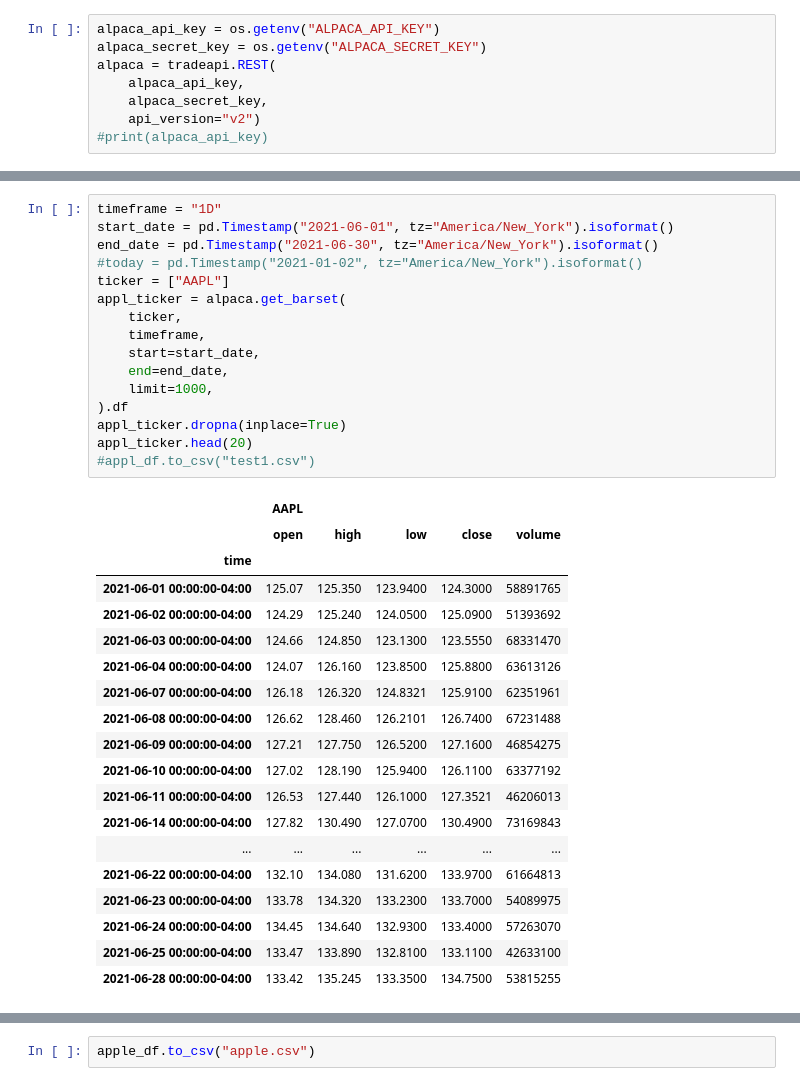
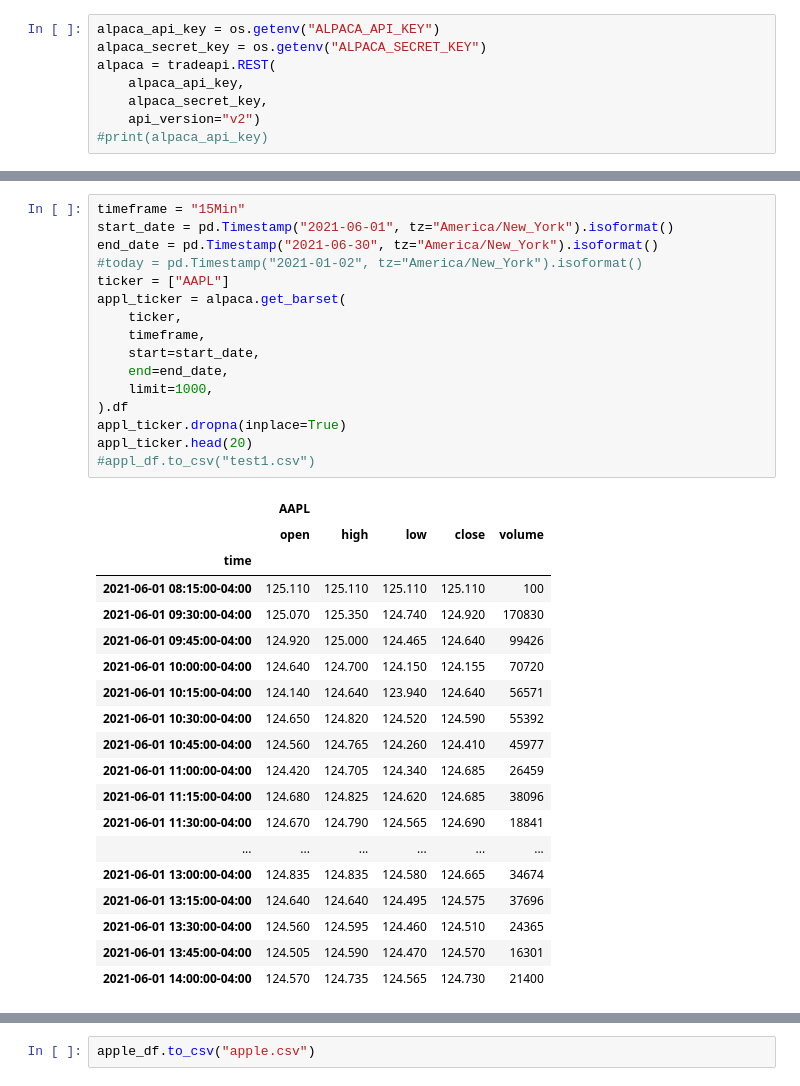
Before and after one commit to Billieo/p2-g3, a Jupyter notebook: notebooks/Samuel's_Notebook/notebooks/alpaca.ipynb, the cells around one changed output, grey strips where cells are left out. Drawn from its saved outputs; the diff is of its cells as text.

```diff
--- a/notebooks/Samuel's_Notebook/notebooks/alpaca.ipynb
+++ b/notebooks/Samuel's_Notebook/notebooks/alpaca.ipynb
@@ -73,41 +73,41 @@ tech_ticker.head(20)
 | 2021-01-29 00:00:00-05:00 | 135.83 | 136.7400 | 130.210 | 131.8300 | 162479747 | 265.3000 | 266.56 | 254.8500 | 258.33 | 28139673 | 1834.020 | ... |
 | 2021-02-01 00:00:00-05:00 | 133.75 | 135.3800 | 130.930 | 134.1000 | 96660055 | 259.5200 | 264.17 | 254.9100 | 261.98 | 19629047 | 1844.585 | ... |
 # %%
-timeframe = "1D"
+timeframe = "15Min"
 start_date = pd.Timestamp("2021-06-01", tz="America/New_York").isoformat()
 end_date = pd.Timestamp("2021-06-30", tz="America/New_York").isoformat()
 #today = pd.Timestamp("2021-01-02", tz="America/New_York").isoformat()
 ticker = ["AAPL"]
 appl_ticker = alpaca.get_barset(
     ticker,
     timeframe,
     start=start_date,
     end=end_date,
     limit=1000,
 ).df
 appl_ticker.dropna(inplace=True)
 appl_ticker.head(20)
 #appl_df.to_csv("test1.csv")
 # %% [output]
 |  | AAPL |  |  |  |  |
 |  | open | high | low | close | volume |
 | time |  |  |  |  |  |
-| 2021-06-01 00:00:00-04:00 | 125.07 | 125.350 | 123.9400 | 124.3000 | 58891765 |
-| 2021-06-02 00:00:00-04:00 | 124.29 | 125.240 | 124.0500 | 125.0900 | 51393692 |
-| 2021-06-03 00:00:00-04:00 | 124.66 | 124.850 | 123.1300 | 123.5550 | 68331470 |
-| 2021-06-04 00:00:00-04:00 | 124.07 | 126.160 | 123.8500 | 125.8800 | 63613126 |
-| 2021-06-07 00:00:00-04:00 | 126.18 | 126.320 | 124.8321 | 125.9100 | 62351961 |
-| 2021-06-08 00:00:00-04:00 | 126.62 | 128.460 | 126.2101 | 126.7400 | 67231488 |
-| 2021-06-09 00:00:00-04:00 | 127.21 | 127.750 | 126.5200 | 127.1600 | 46854275 |
-| 2021-06-10 00:00:00-04:00 | 127.02 | 128.190 | 125.9400 | 126.1100 | 63377192 |
-| 2021-06-11 00:00:00-04:00 | 126.53 | 127.440 | 126.1000 | 127.3521 | 46206013 |
-| 2021-06-14 00:00:00-04:00 | 127.82 | 130.490 | 127.0700 | 130.4900 | 73169843 |
+| 2021-06-01 08:15:00-04:00 | 125.110 | 125.110 | 125.110 | 125.110 | 100 |
+| 2021-06-01 09:30:00-04:00 | 125.070 | 125.350 | 124.740 | 124.920 | 170830 |
+| 2021-06-01 09:45:00-04:00 | 124.920 | 125.000 | 124.465 | 124.640 | 99426 |
+| 2021-06-01 10:00:00-04:00 | 124.640 | 124.700 | 124.150 | 124.155 | 70720 |
+| 2021-06-01 10:15:00-04:00 | 124.140 | 124.640 | 123.940 | 124.640 | 56571 |
+| 2021-06-01 10:30:00-04:00 | 124.650 | 124.820 | 124.520 | 124.590 | 55392 |
+| 2021-06-01 10:45:00-04:00 | 124.560 | 124.765 | 124.260 | 124.410 | 45977 |
+| 2021-06-01 11:00:00-04:00 | 124.420 | 124.705 | 124.340 | 124.685 | 26459 |
+| 2021-06-01 11:15:00-04:00 | 124.680 | 124.825 | 124.620 | 124.685 | 38096 |
+| 2021-06-01 11:30:00-04:00 | 124.670 | 124.790 | 124.565 | 124.690 | 18841 |
 | ... | ... | ... | ... | ... | ... |
-| 2021-06-22 00:00:00-04:00 | 132.10 | 134.080 | 131.6200 | 133.9700 | 61664813 |
-| 2021-06-23 00:00:00-04:00 | 133.78 | 134.320 | 133.2300 | 133.7000 | 54089975 |
-| 2021-06-24 00:00:00-04:00 | 134.45 | 134.640 | 132.9300 | 133.4000 | 57263070 |
-| 2021-06-25 00:00:00-04:00 | 133.47 | 133.890 | 132.8100 | 133.1100 | 42633100 |
-| 2021-06-28 00:00:00-04:00 | 133.42 | 135.245 | 133.3500 | 134.7500 | 53815255 |
+| 2021-06-01 13:00:00-04:00 | 124.835 | 124.835 | 124.580 | 124.665 | 34674 |
+| 2021-06-01 13:15:00-04:00 | 124.640 | 124.640 | 124.495 | 124.575 | 37696 |
+| 2021-06-01 13:30:00-04:00 | 124.560 | 124.595 | 124.460 | 124.510 | 24365 |
+| 2021-06-01 13:45:00-04:00 | 124.505 | 124.590 | 124.470 | 124.570 | 16301 |
+| 2021-06-01 14:00:00-04:00 | 124.570 | 124.735 | 124.565 | 124.730 | 21400 |
 # %%
 apple_df = pd.DataFrame()
 apple_df["Apple"] = appl_ticker["AAPL"]["close"]
```
Also changed, not shown: parts of 7 cells of this notebook, 5 other files.
